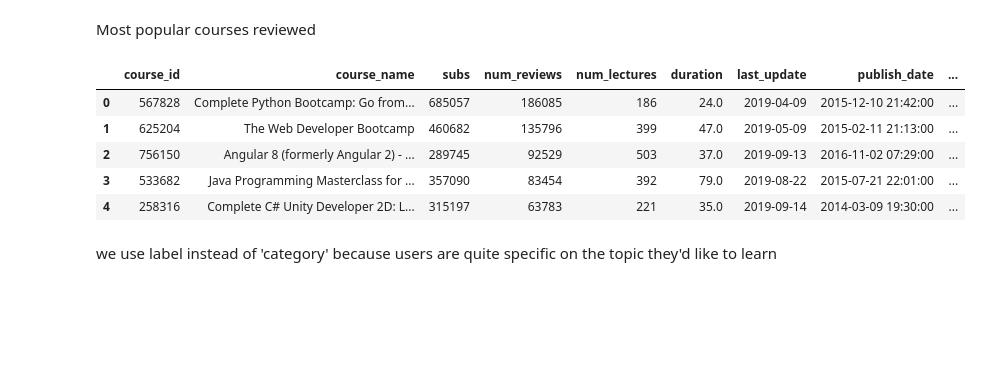
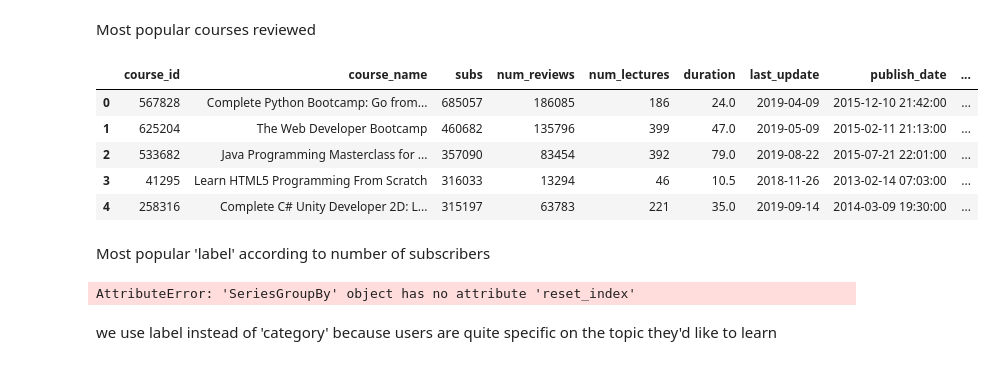
Before and after one commit to abdulj007/recommender-app, a Jupyter notebook: DESSERT.ipynb, the cells around one changed output. Drawn from its saved outputs; the diff is of its cells as text; code cells hidden in the pictures; blank space fills up the shorter version.

```diff
--- a/DESSERT.ipynb
+++ b/DESSERT.ipynb
@@ -134,15 +136,31 @@ df_course.head(2)
 Most popular courses reviewed
 # %%
 df_courseCopy = df_course.copy()
-df_courseCopy.sort_values(by='num_reviews',ascending = False,inplace=True )
+df_courseCopy.sort_values(by='subs',ascending = False,inplace=True )
 df_courseCopy.reset_index(inplace=True,drop =True)
 df_courseCopy.head()
 # %% [output]
 |  | course_id | course_name | subs | num_reviews | num_lectures | duration | last_update | publish_date | ... |
 | 0 | 567828 | Complete Python Bootcamp: Go from... | 685057 | 186085 | 186 | 24.0 | 2019-04-09 | 2015-12-10 21:42:00 | ... |
 | 1 | 625204 | The Web Developer Bootcamp | 460682 | 135796 | 399 | 47.0 | 2019-05-09 | 2015-02-11 21:13:00 | ... |
-| 2 | 756150 | Angular 8 (formerly Angular 2) - ... | 289745 | 92529 | 503 | 37.0 | 2019-09-13 | 2016-11-02 07:29:00 | ... |
-| 3 | 533682 | Java Programming Masterclass for ... | 357090 | 83454 | 392 | 79.0 | 2019-08-22 | 2015-07-21 22:01:00 | ... |
+| 2 | 533682 | Java Programming Masterclass for ... | 357090 | 83454 | 392 | 79.0 | 2019-08-22 | 2015-07-21 22:01:00 | ... |
+| 3 | 41295 | Learn HTML5 Programming From Scratch | 316033 | 13294 | 46 | 10.5 | 2018-11-26 | 2013-02-14 07:03:00 | ... |
 | 4 | 258316 | Complete C# Unity Developer 2D: L... | 315197 | 63783 | 221 | 35.0 | 2019-09-14 | 2014-03-09 19:30:00 | ... |
+# %% [markdown]
+Most popular 'label' according to number of subscribers
+# %%
+df_courseCopy = df_course.copy()
+df_labelCat = df_courseCopy.groupby(['label'],as_index=False)['subs'].sum()
+# df_labelCat.to_frame()
+df_labelCat.reset_index(level=0, drop=True,inplACE=True)
+# df_labelCat = df_labelCat.to_frame()
+# df_labelCat.sort_values(by='subs', ascending = False, inplace=True)
+# df_labelCat.reset_index(inplace=True)
+# # df_courseCopy.sort_values(by='num_reviews',ascending = False,inplace=True )
+# # df_courseCopy.reset_index(inplace=True,drop =True)
+# # df_courseCopy.head()
+type(df_labelCat)
+# %% [output]
+AttributeError: 'SeriesGroupBy' object has no attribute 'reset_index'
 # %% [markdown]
 we use label instead of  'category' because users are quite specific on the topic they'd like to learn
```
Also changed, not shown: parts of 4 cells of this notebook.
